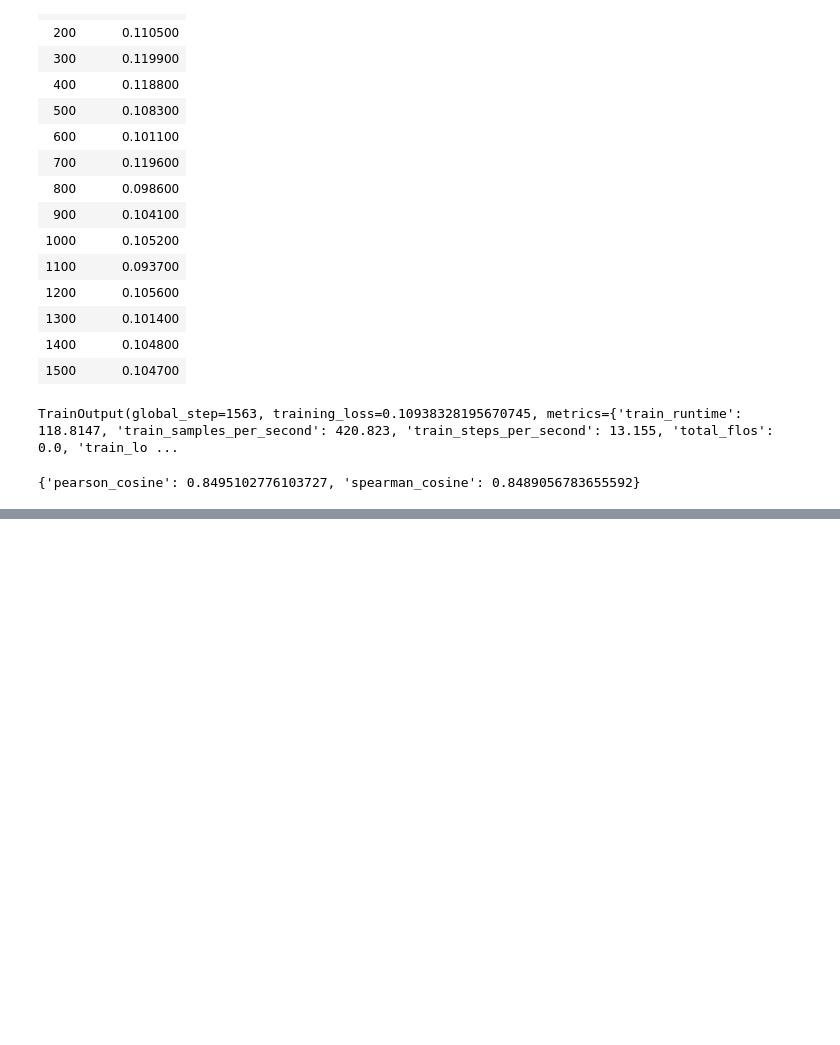
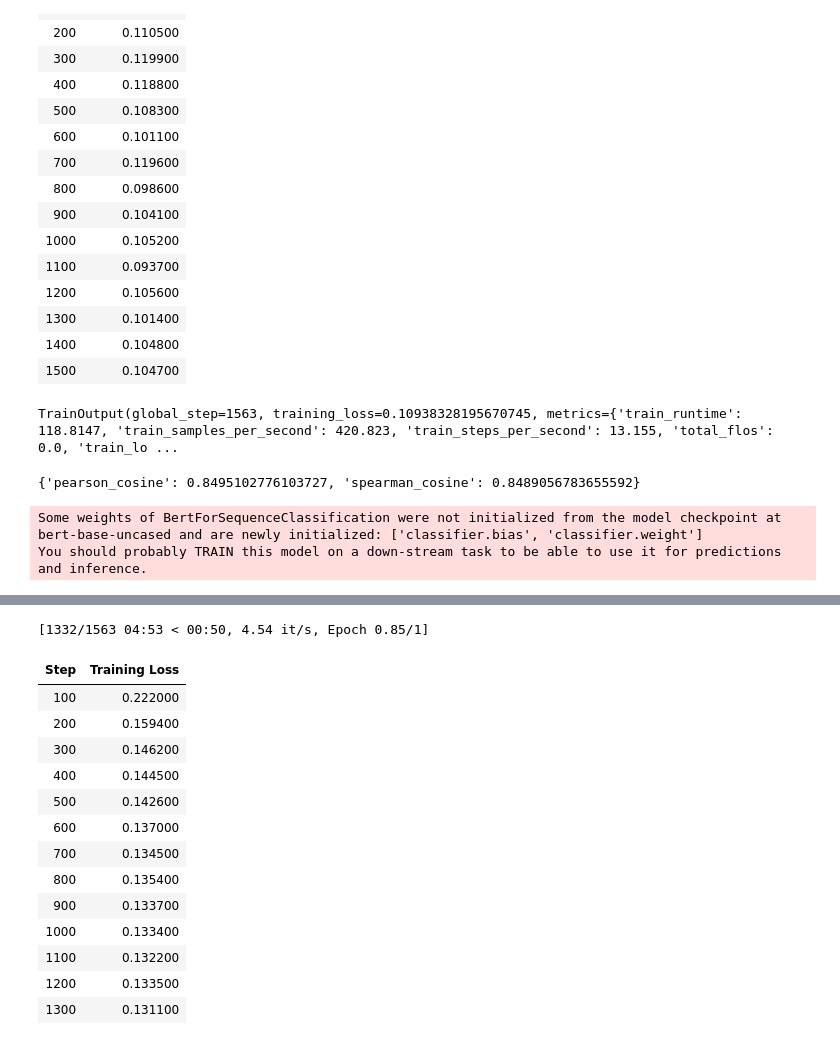
Before and after one commit to Samin-Sadaf7/Book-of-LLMs, a Jupyter notebook: HandsOnLLM_10.ipynb, the cells around one changed output, grey strips where cells are left out. Cells and saved outputs as stored; diff of their text form; code cells hidden in the pictures; blank space fills up the shorter version.

Commit message:
Augmented SBERT for supervised learning to generate labeled data and combine them to finetune

```diff
--- a/HandsOnLLM_10.ipynb
+++ b/HandsOnLLM_10.ipynb
@@ -391,0 +432,15 @@ evaluator(embedding_model)
+# %%
+from sentence_transformers.cross_encoder import CrossEncoder
+
+#Train a cross encoder on the gold dataset
+cross_encoder = CrossEncoder("bert-base-uncased", num_labels=2)
+cross_encoder.fit(
+    train_dataloader=gold_dataloader,
+    epochs=1,
+    show_progress_bar=True,
+    warmup_steps=100,
+    use_amp=False
+)
+# %% [output]
+Some weights of BertForSequenceClassification were not initialized from the model checkpoint at bert-base-uncased and are newly initialized: ['classifier.bias', 'classifier.weight']
+You should probably TRAIN this model on a down-stream task to be able to use it for predictions and inference.
@@ -391,0 +469,49 @@ evaluator(embedding_model)
+# %%
+#Combining gold and silver
+data = pd.concat([gold, silver], ignore_index=True, axis=0)
+data = data.drop_duplicates(subset=["sentence1", "sentence2"], keep="first")
+train_dataset = Dataset.from_pandas(data, preserve_index=False)
+# %%
+from sentence_transformers.evaluation import EmbeddingSimilarityEvaluator
+
+#Create an embedding similarity evaluator for stsb
+val_sts = load_dataset('glue', 'stsb', split='validation')
+evaluator = EmbeddingSimilarityEvaluator(
+    sentences1=val_sts["sentence1"],
+    sentences2=val_sts["sentence2"],
+    scores=[score/5 for score in val_sts["label"]],
+    main_similarity="cosine",
+)
+# %%
+from sentence_transformers import losses, SentenceTransformer
+from sentence_transformers.training_args import SentenceTransformerTrainingArguments
+from sentence_transformers.trainer import SentenceTransformerTrainer
+
+#Define model
+embedding_model = SentenceTransformer("bert-base-uncased")
+
+#Loss Function
+train_loss = losses.CosineSimilarityLoss(model=embedding_model)
+
+#Define Training Arguments
+args = SentenceTransformerTrainingArguments(
+    output_dir="augmented_embedding_model",
+    num_train_epochs=1,
+    per_device_train_batch_size=32,
+    per_device_eval_batch_size=32,
+    warmup_steps=100,
+    fp16=True,
+    eval_steps=100,
+    logging_steps=100,
+)
+
+#Train model
+trainer = SentenceTransformerTrainer(
+    model=embedding_model,
+    args=args,
+    train_dataset=train_dataset,
+    loss=train_loss,
+    evaluator=evaluator
+)
+trainer.train()
+# %% [output]
@@ -391,0 +519,15 @@ evaluator(embedding_model)
+[1332/1563 04:53 < 00:50, 4.54 it/s, Epoch 0.85/1]
+| Step | Training Loss |
+| 100 | 0.222000 |
+| 200 | 0.159400 |
+| 300 | 0.146200 |
+| 400 | 0.144500 |
+| 500 | 0.142600 |
+| 600 | 0.137000 |
+| 700 | 0.134500 |
+| 800 | 0.135400 |
+| 900 | 0.133700 |
+| 1000 | 0.133400 |
+| 1100 | 0.132200 |
+| 1200 | 0.133500 |
+| 1300 | 0.131100 |
```
Also changed, not shown: parts of 8 cells of this notebook.
